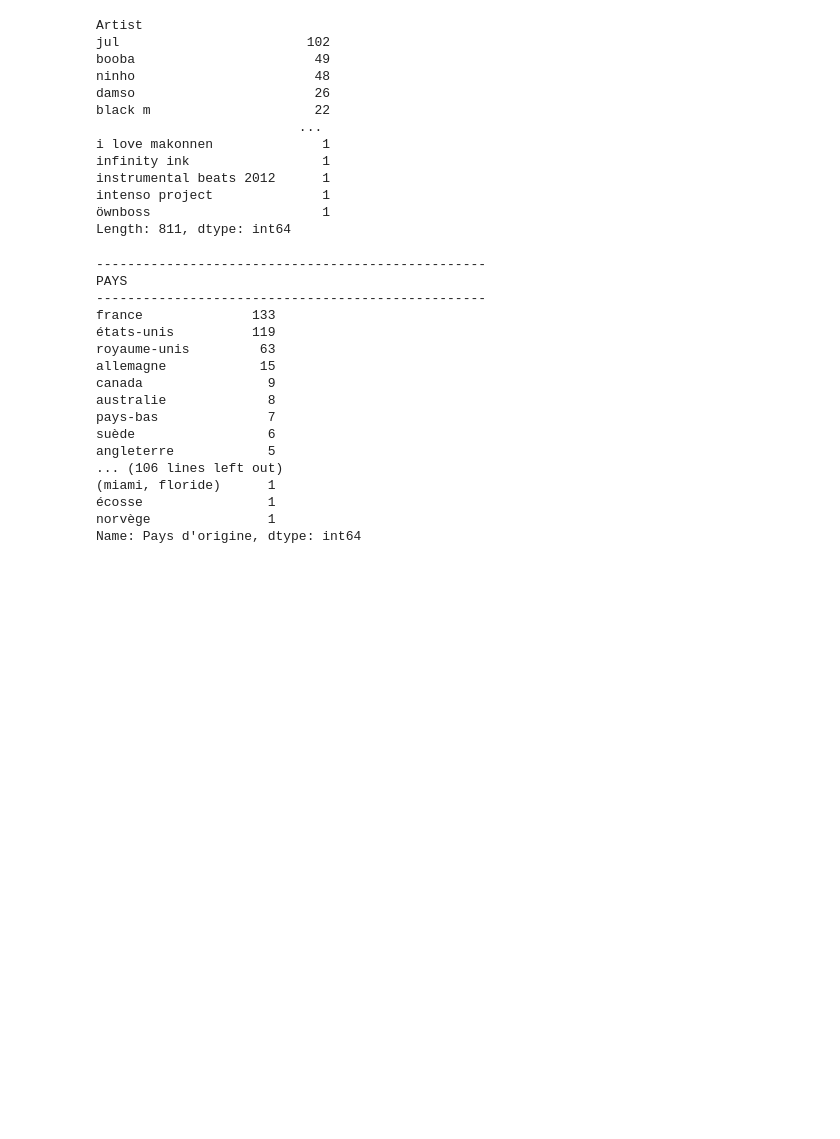
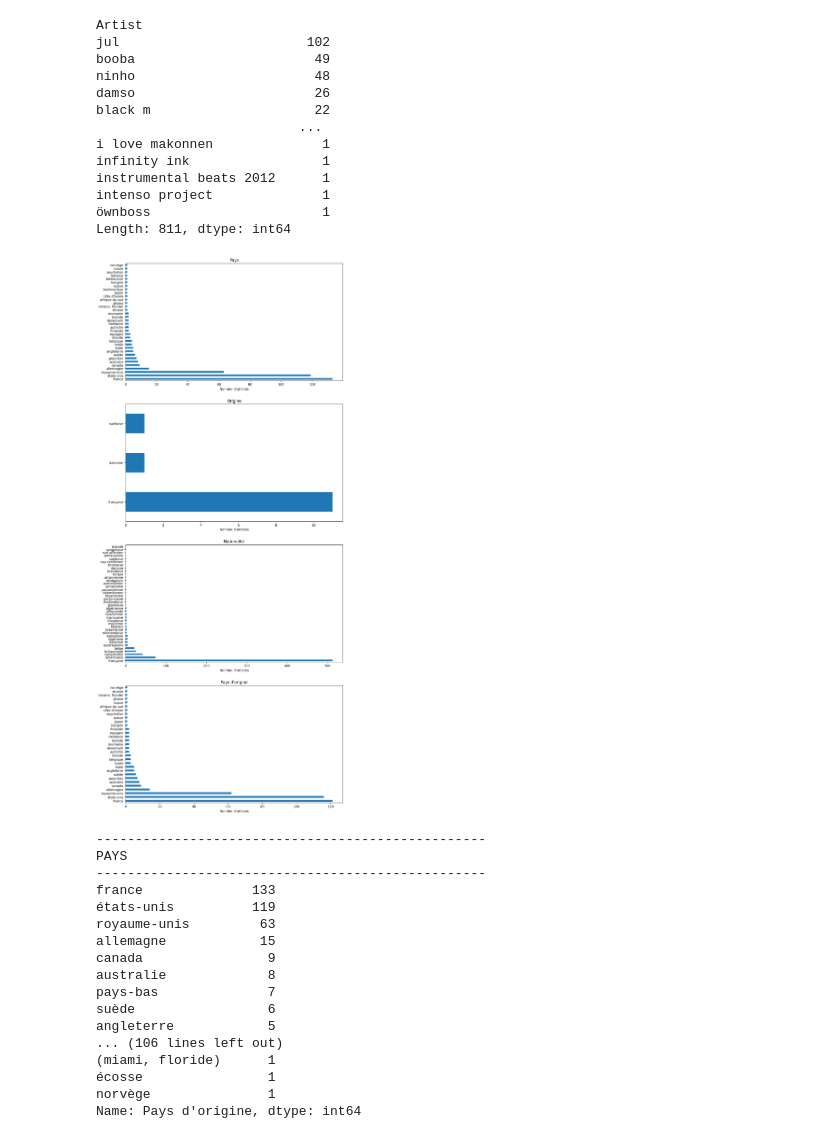
Before and after one commit to StundFR/PFE-Music-Analysis, a Jupyter notebook: stats.ipynb, the cells around one changed output. Saved outputs shown, nothing was run; the diff lists cells and outputs as text; code cells hidden in the pictures; blank space fills up the shorter version.

Commit message:
Affichage des nationalités

```diff
--- a/stats.ipynb
+++ b/stats.ipynb
@@ -154,6 +155,13 @@ instrumental beats 2012      1
 intenso project              1
 öwnboss                      1
 Length: 811, dtype: int64
+# %%
+fig, ax = plt.subplots(4, 1, figsize=(12, 30))
+for axi, col in zip(ax.flatten(), ["Pays", "Origine", "Nationalité", "Pays d'origine"]):
+    artist[col].value_counts().plot.barh(ax=axi, title=col)
+    axi.set(xlabel="Nombre d'artistes")
+# %% [output]
+[figure, added]
 # %%
 for col in ["Pays", "Origine", "Nationalité", "Pays d'origine"]:
     print("-" * 50)
```
Also changed, not shown: parts of 1 cell of this notebook.
